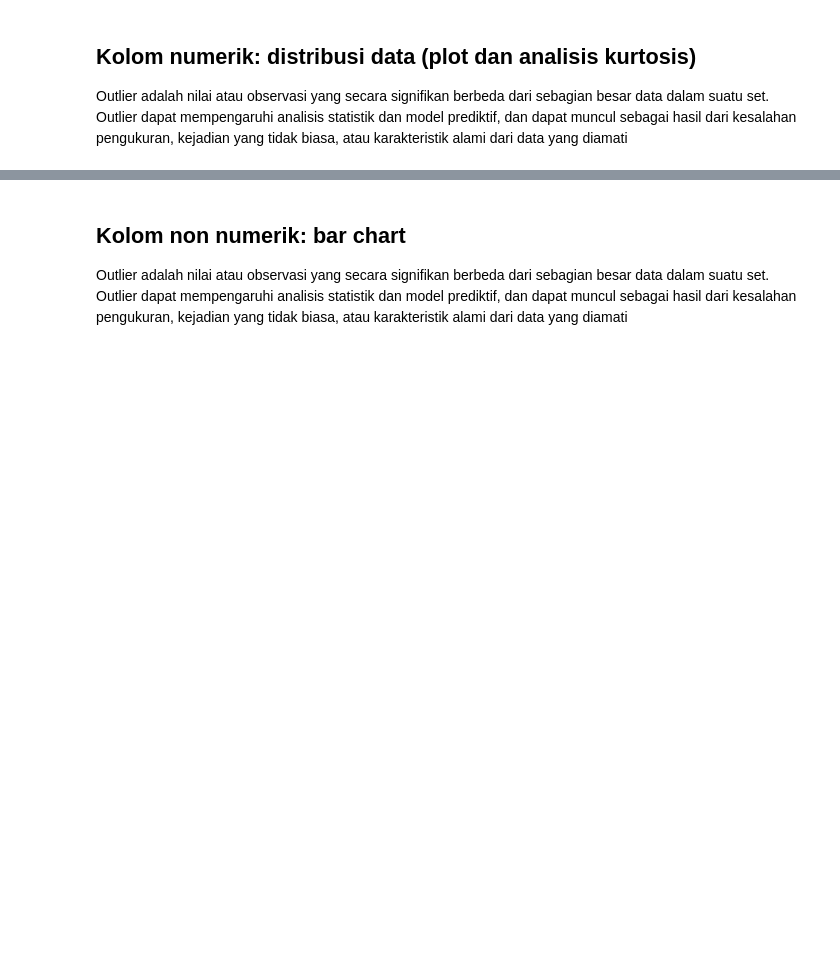
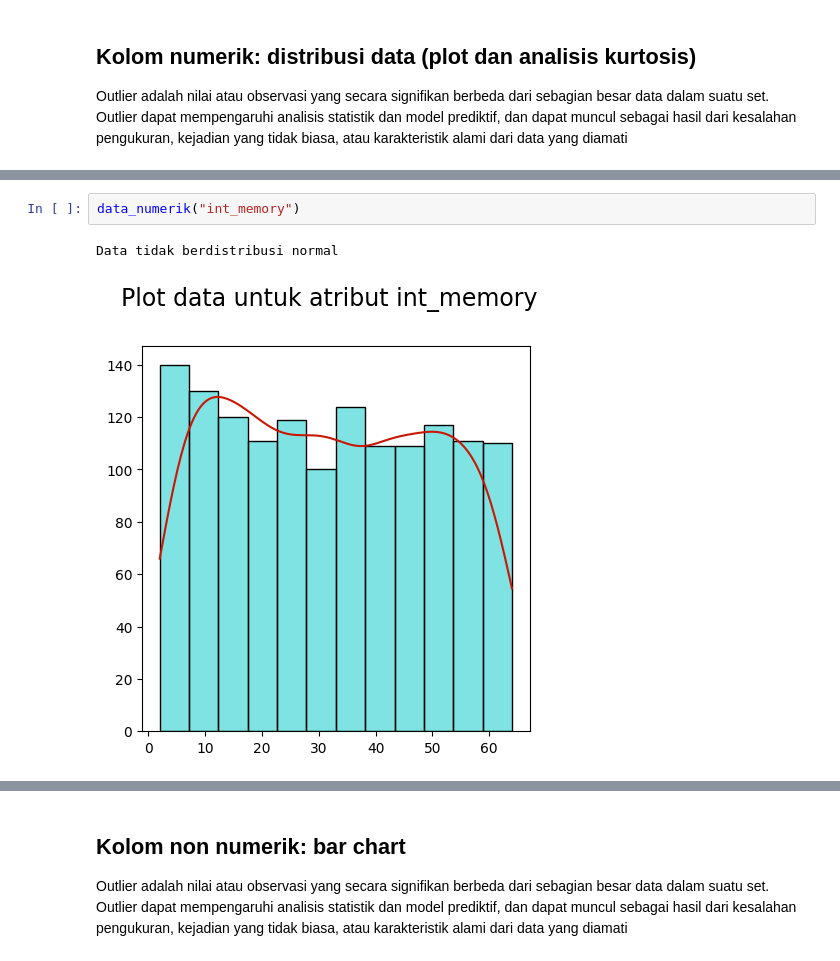
Before and after one commit to tarsn/Tucil2_AI_Dadatanal, a Jupyter notebook: Tucil2_AI_Dadatanal.ipynb, the cells around one changed output, grey strips where cells are left out. Drawn from its saved outputs; the diff is of its cells as text; blank space fills up the shorter version.

```diff
--- a/Tucil2_AI_Dadatanal.ipynb
+++ b/Tucil2_AI_Dadatanal.ipynb
@@ -324,0 +346,5 @@ Outlier adalah nilai atau observasi yang secara signifikan berbeda dari sebagian
+# %%
+data_numerik("int_memory")
+# %% [output]
+Data tidak berdistribusi normal
+[figure, added]
```
Also changed, not shown: parts of 44 cells of this notebook.
